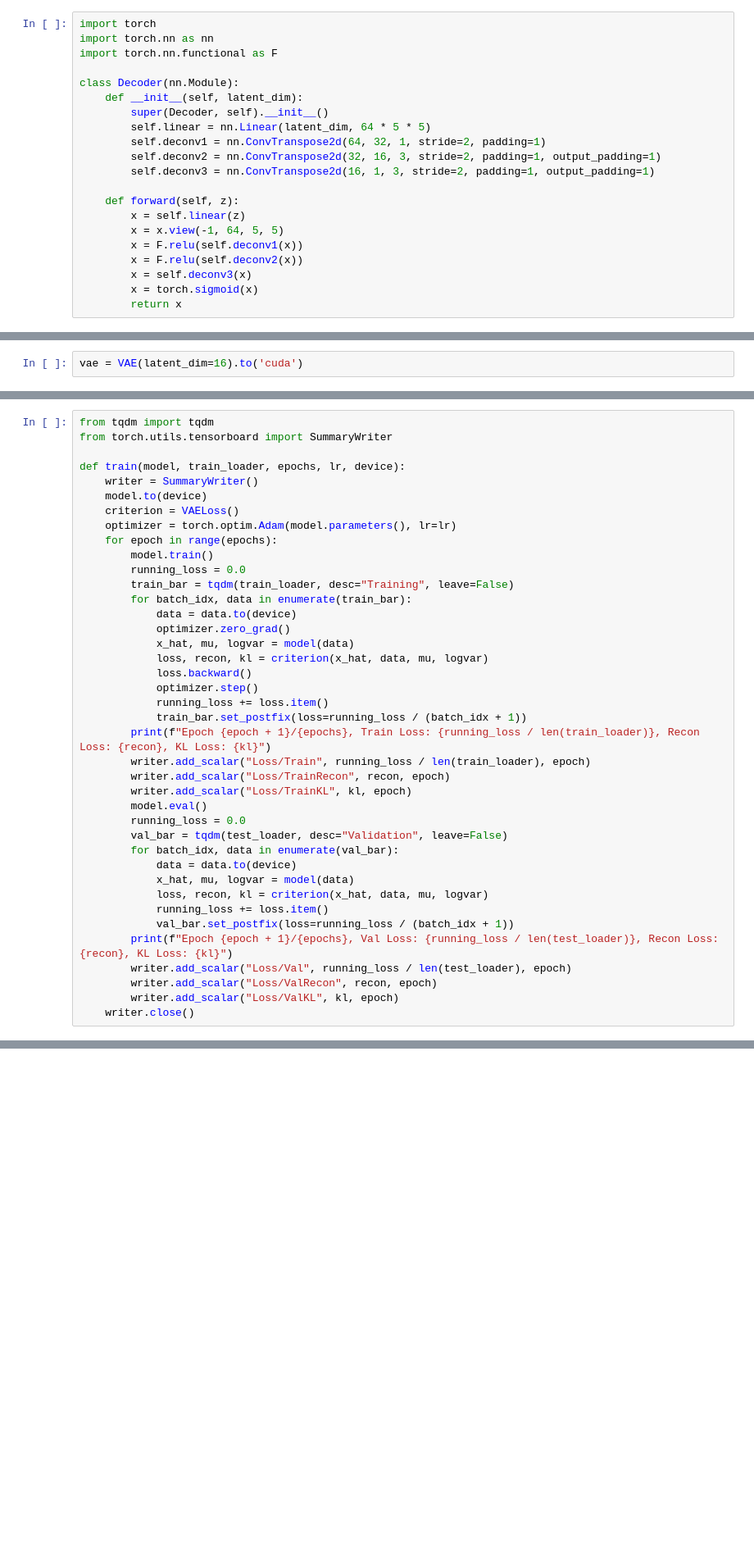
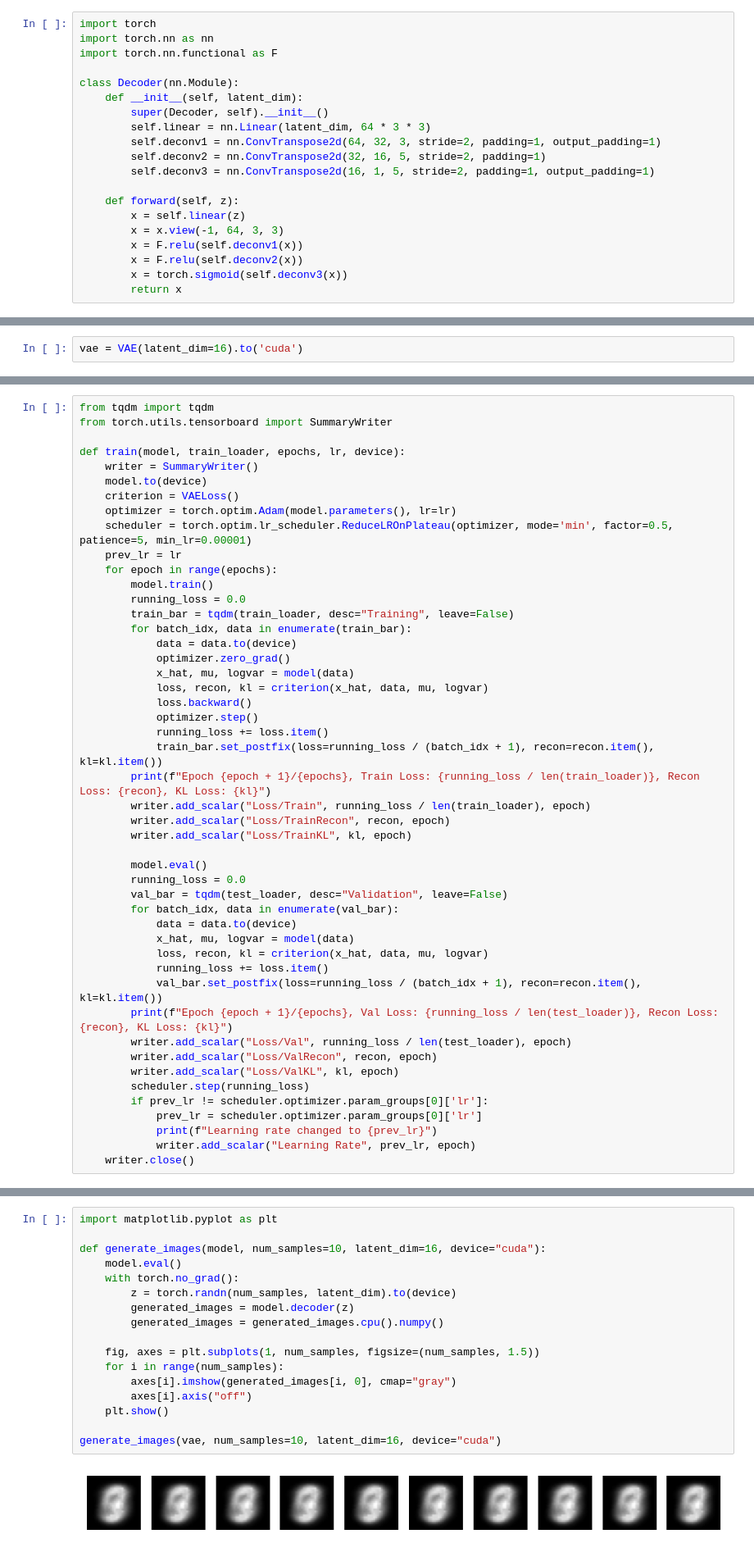
Before and after one commit to MBUYt0n/DL, a Jupyter notebook: Lab9/DL_Lab9.ipynb, the cells around one changed output, grey strips where cells are left out. Shown at 82% size. Drawn from its saved outputs; the diff is of its cells as text; blank space fills up the shorter version.

```diff
--- a/Lab9/DL_Lab9.ipynb
+++ b/Lab9/DL_Lab9.ipynb
@@ -61,18 +52,17 @@ import torch.nn.functional as F
 class Decoder(nn.Module):
     def __init__(self, latent_dim):
         super(Decoder, self).__init__()
-        self.linear = nn.Linear(latent_dim, 64 * 5 * 5)
-        self.deconv1 = nn.ConvTranspose2d(64, 32, 1, stride=2, padding=1)
-        self.deconv2 = nn.ConvTranspose2d(32, 16, 3, stride=2, padding=1, output_padding=1)
-        self.deconv3 = nn.ConvTranspose2d(16, 1, 3, stride=2, padding=1, output_padding=1)
+        self.linear = nn.Linear(latent_dim, 64 * 3 * 3)
+        self.deconv1 = nn.ConvTranspose2d(64, 32, 3, stride=2, padding=1, output_padding=1)
+        self.deconv2 = nn.ConvTranspose2d(32, 16, 5, stride=2, padding=1)
+        self.deconv3 = nn.ConvTranspose2d(16, 1, 5, stride=2, padding=1, output_padding=1)
 
     def forward(self, z):
         x = self.linear(z)
-        x = x.view(-1, 64, 5, 5)
+        x = x.view(-1, 64, 3, 3)
         x = F.relu(self.deconv1(x))
         x = F.relu(self.deconv2(x))
-        x = self.deconv3(x)
-        x = torch.sigmoid(x)
+        x = torch.sigmoid(self.deconv3(x))
         return x
 # %%
 class VAE(nn.Module):
@@ -112,6 +102,8 @@ def train(model, train_loader, epochs, lr, device):
     model.to(device)
     criterion = VAELoss()
     optimizer = torch.optim.Adam(model.parameters(), lr=lr)
+    scheduler = torch.optim.lr_scheduler.ReduceLROnPlateau(optimizer, mode='min', factor=0.5, patience=5, min_lr=0.00001)
+    prev_lr = lr
     for epoch in range(epochs):
         model.train()
         running_loss = 0.0
@@ -124,11 +116,12 @@ def train(model, train_loader, epochs, lr, device):
             loss.backward()
             optimizer.step()
             running_loss += loss.item()
-            train_bar.set_postfix(loss=running_loss / (batch_idx + 1))
+            train_bar.set_postfix(loss=running_loss / (batch_idx + 1), recon=recon.item(), kl=kl.item())
         print(f"Epoch {epoch + 1}/{epochs}, Train Loss: {running_loss / len(train_loader)}, Recon Loss: {recon}, KL Loss: {kl}")
         writer.add_scalar("Loss/Train", running_loss / len(train_loader), epoch)
         writer.add_scalar("Loss/TrainRecon", recon, epoch)
         writer.add_scalar("Loss/TrainKL", kl, epoch)
+
         model.eval()
         running_loss = 0.0
         val_bar = tqdm(test_loader, desc="Validation", leave=False)
@@ -137,11 +130,16 @@ def train(model, train_loader, epochs, lr, device):
             x_hat, mu, logvar = model(data)
             loss, recon, kl = criterion(x_hat, data, mu, logvar)
             running_loss += loss.item()
-            val_bar.set_postfix(loss=running_loss / (batch_idx + 1))
+            val_bar.set_postfix(loss=running_loss / (batch_idx + 1), recon=recon.item(), kl=kl.item())
         print(f"Epoch {epoch + 1}/{epochs}, Val Loss: {running_loss / len(test_loader)}, Recon Loss: {recon}, KL Loss: {kl}")
         writer.add_scalar("Loss/Val", running_loss / len(test_loader), epoch)
         writer.add_scalar("Loss/ValRecon", recon, epoch)
         writer.add_scalar("Loss/ValKL", kl, epoch)
+        scheduler.step(running_loss)
+        if prev_lr != scheduler.optimizer.param_groups[0]['lr']:
+            prev_lr = scheduler.optimizer.param_groups[0]['lr']
+            print(f"Learning rate changed to {prev_lr}")
+            writer.add_scalar("Learning Rate", prev_lr, epoch)
     writer.close()
 # %%
 train(vae, train_loader, 100, 0.01, "cuda")
@@ -147,0 +160,19 @@ train(vae, train_loader, 100, 0.01, "cuda")
+# %%
+import matplotlib.pyplot as plt
+
+def generate_images(model, num_samples=10, latent_dim=16, device="cuda"):
+    model.eval()
+    with torch.no_grad():
+        z = torch.randn(num_samples, latent_dim).to(device)
+        generated_images = model.decoder(z)
+        generated_images = generated_images.cpu().numpy()
+
+    fig, axes = plt.subplots(1, num_samples, figsize=(num_samples, 1.5))
+    for i in range(num_samples):
+        axes[i].imshow(generated_images[i, 0], cmap="gray")
+        axes[i].axis("off")
+    plt.show()
+
+generate_images(vae, num_samples=10, latent_dim=16, device="cuda")
+# %% [output]
+[figure, added]
```
Also changed, not shown: parts of 4 cells of this notebook.
